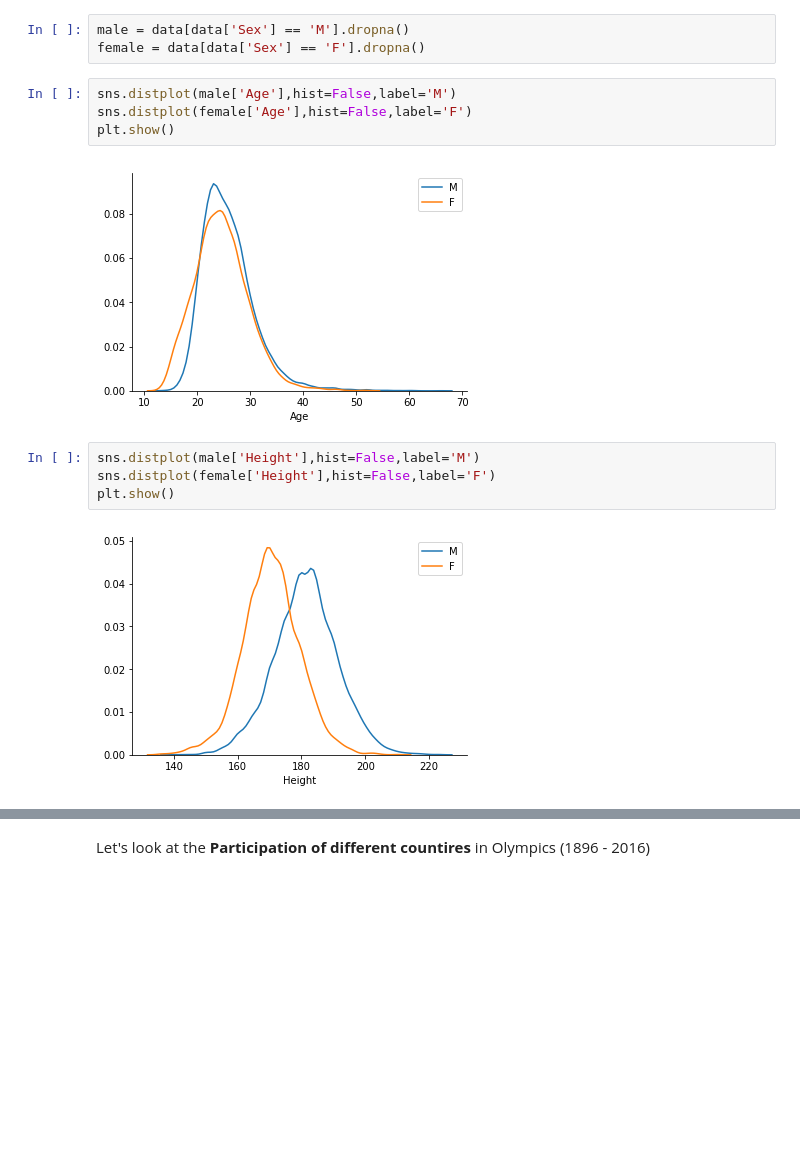
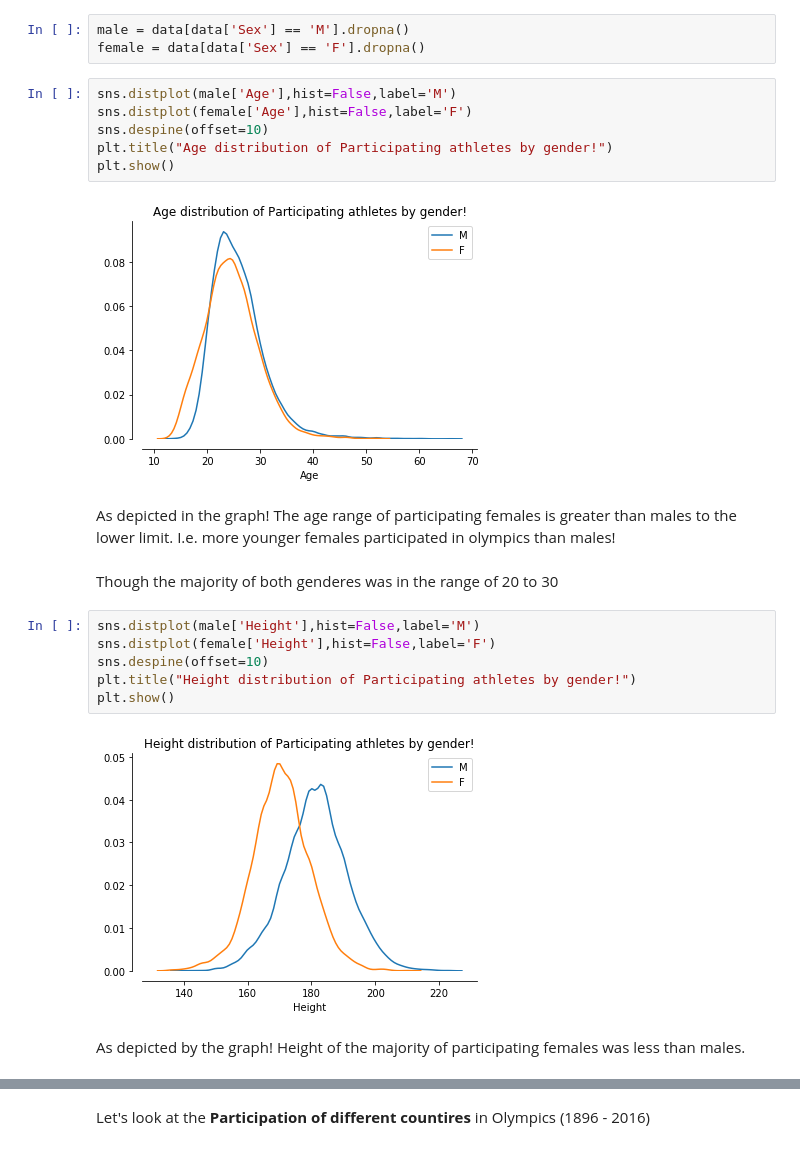
Before and after one commit to nauman-chaudhary/OlympicsDataExploration, a Jupyter notebook: Olympics_Data_Exploration.ipynb, the cells around one changed output, grey strips where cells are left out. Cells and saved outputs as stored; diff of their text form; blank space fills up the shorter version.

```diff
--- a/Olympics_Data_Exploration.ipynb
+++ b/Olympics_Data_Exploration.ipynb
@@ -227,15 +379,25 @@ female = data[data['Sex'] == 'F'].dropna()
 # %%
 sns.distplot(male['Age'],hist=False,label='M')
 sns.distplot(female['Age'],hist=False,label='F')
+sns.despine(offset=10)
+plt.title("Age distribution of Participating athletes by gender!")
 plt.show()
 # %% [output]
-[figure, old version]
+[figure, new version]
+# %% [markdown]
+As depicted in the graph! The age range of participating females is greater than males to the lower limit. I.e. more younger females participated in olympics than males!
+# %% [markdown]
+Though the majority of both genderes was in the range of 20 to 30
 # %%
 sns.distplot(male['Height'],hist=False,label='M')
 sns.distplot(female['Height'],hist=False,label='F')
+sns.despine(offset=10)
+plt.title("Height distribution of Participating athletes by gender!")
 plt.show()
 # %% [output]
-[figure, old version]
+[figure, new version]
+# %% [markdown]
+As depicted by the graph! Height of the majority of participating females was less than males.
 # %%
 sns.distplot(male['Weight'],hist=False,label='M')
 sns.distplot(female['Weight'],hist=False,label='F')
```
Also changed, not shown: parts of 62 cells of this notebook.
